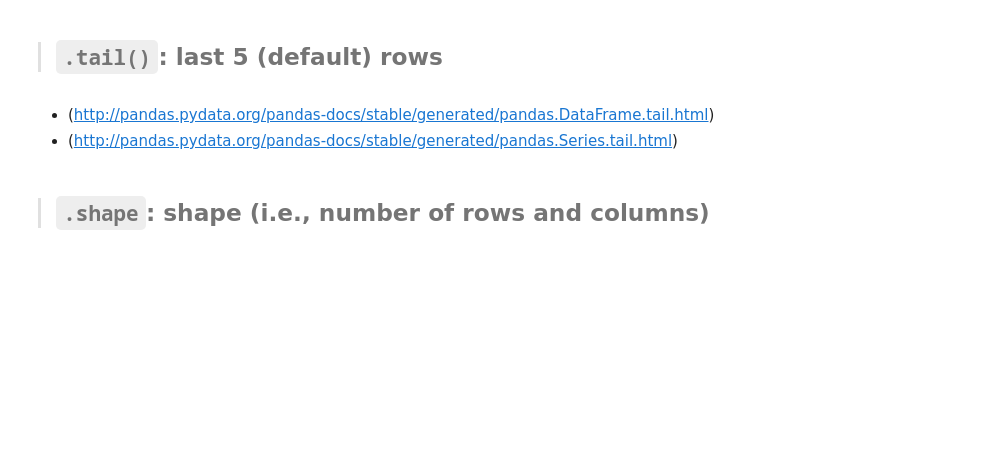
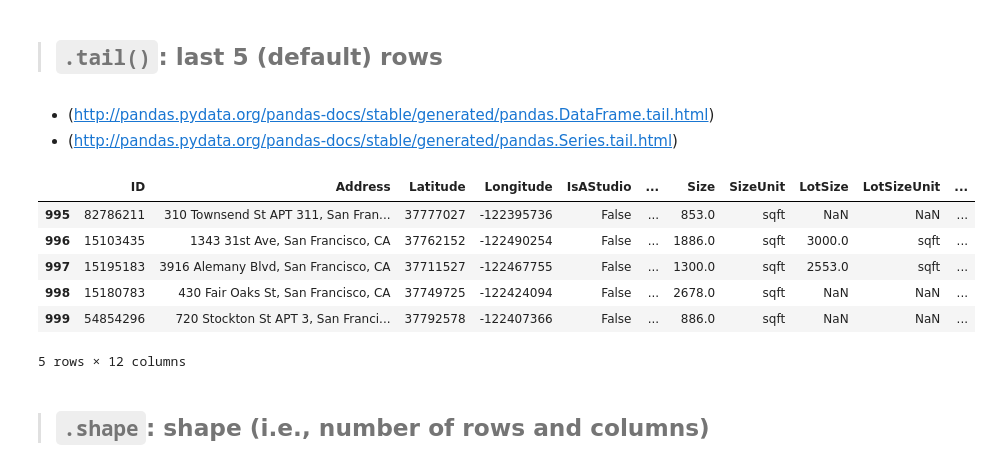
Before and after one commit to cnohejl/DS-SF-36, a Jupyter notebook: classes/03/notebooks/codealong-03-pandas-starter-code-carolyn.ipynb, the cells around one changed output. Cells and saved outputs as stored; diff of their text form; code cells hidden in the pictures; blank space fills up the shorter version.

```diff
--- a/classes/03/notebooks/codealong-03-pandas-starter-code-carolyn.ipynb
+++ b/classes/03/notebooks/codealong-03-pandas-starter-code-carolyn.ipynb
@@ -87,3 +93,13 @@ df.head()
+# %%
+df.tail()
+# %% [output]
+|  | ID | Address | Latitude | Longitude | IsAStudio | ... | Size | SizeUnit | LotSize | LotSizeUnit | ... |
+| 995 | 82786211 | 310 Townsend St APT 311, San Fran... | 37777027 | -122395736 | False | ... | 853.0 | sqft | NaN | NaN | ... |
+| 996 | 15103435 | 1343 31st Ave, San Francisco, CA | 37762152 | -122490254 | False | ... | 1886.0 | sqft | 3000.0 | sqft | ... |
+| 997 | 15195183 | 3916 Alemany Blvd, San Francisco, CA | 37711527 | -122467755 | False | ... | 1300.0 | sqft | 2553.0 | sqft | ... |
+| 998 | 15180783 | 430 Fair Oaks St, San Francisco, CA | 37749725 | -122424094 | False | ... | 2678.0 | sqft | NaN | NaN | ... |
+| 999 | 54854296 | 720 Stockton St APT 3, San Franci... | 37792578 | -122407366 | False | ... | 886.0 | sqft | NaN | NaN | ... |
+5 rows × 12 columns
 # %% [markdown]
 > ## `.shape`: shape (i.e., number of rows and columns)
 # %% [markdown]
```
Also changed, not shown: parts of 102 cells of this notebook, 21 other files.
